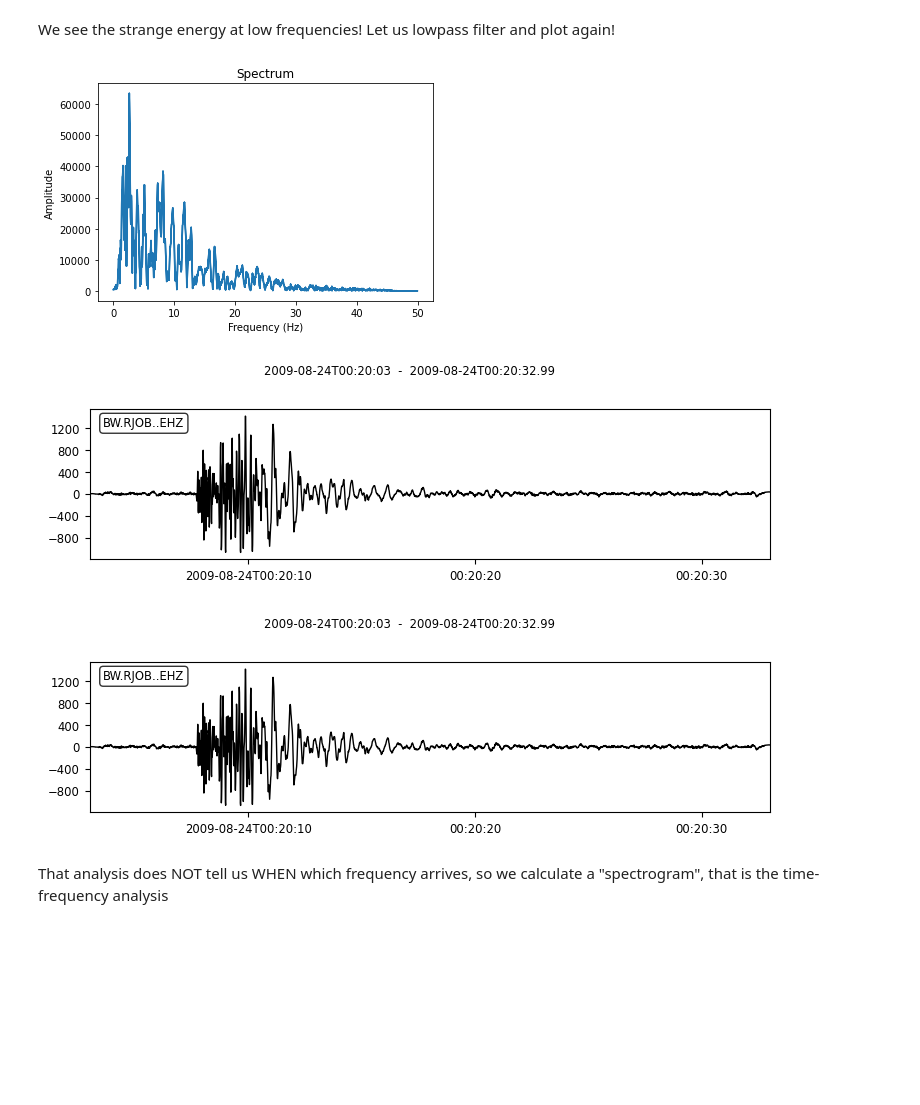
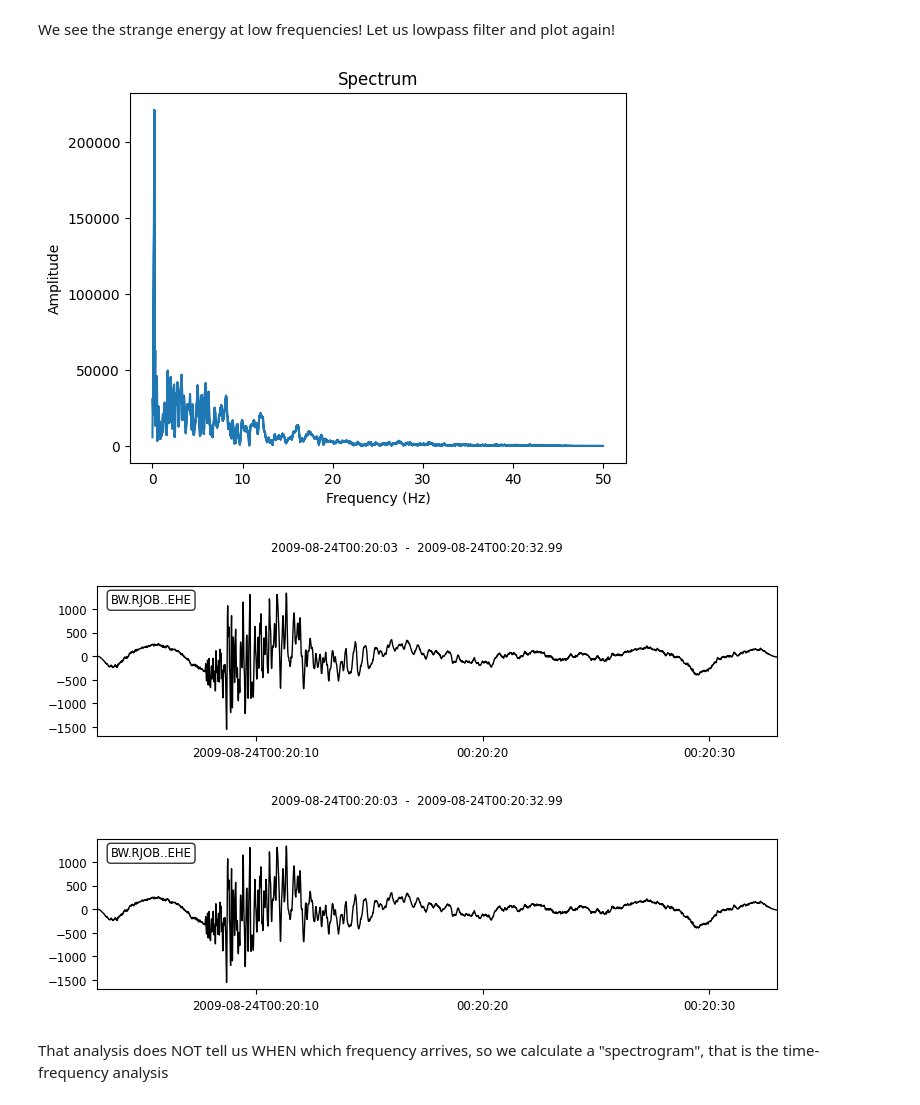
Before and after one commit to heinerigel/GeophysicalDataAnalysis, a Jupyter notebook: Part-2/Notebooks/07_TimeFrequencyAnalysis.ipynb, the cells around one changed output. Saved outputs shown, nothing was run; the diff lists cells and outputs as text; code cells hidden in the pictures; blank space fills up the shorter version.

```diff
--- a/Part-2/Notebooks/07_TimeFrequencyAnalysis.ipynb
+++ b/Part-2/Notebooks/07_TimeFrequencyAnalysis.ipynb
@@ -7,6 +7,6 @@ import numpy as np
 import matplotlib.pyplot as plt
 from obspy import read
 st = read()  # load example seismogram
-st = st.select(component='Z')
+st = st.select(component='E')
 st.plot()
 # %% [output]
@@ -42,27 +42,27 @@ plt.show()
 # %% [markdown]
 We see the strange energy at low frequencies! Let us lowpass filter and plot again!
 # %%
-st.filter(type='highpass', freq=1)
+st.filter(type='highpass', freq=.01)
 st.filter(type='lowpass', freq=45)
 
 # We convert the obsPy trace into a vector with amplitudes
 tr = st[0]
 f  = tr[:3000]
 
 # Calculate and plot spectrum
 spec = np.fft.fft(f) # source time function in frequency domain
 freq = np.fft.fftfreq(spec.size, d = dt ) # time domain to frequency domain
 
 plt.plot(np.abs(freq), np.abs(spec)) # plot frequency and amplitude
 plt.title('Spectrum')
 plt.xlabel('Frequency (Hz)')
 plt.ylabel('Amplitude')
 plt.show()
 
 st.plot()
 # %% [output]
-[figure, old version]
+[figure, new version]
-[figure, old version]
+[figure, new version]
-[figure, old version]
+[figure, new version]
 # %% [markdown]
 That analysis does NOT tell us WHEN which frequency arrives, so we calculate a "spectrogram", that is the time-frequency analysis
```
Also changed, not shown: parts of 6 cells of this notebook, 4 other files.
